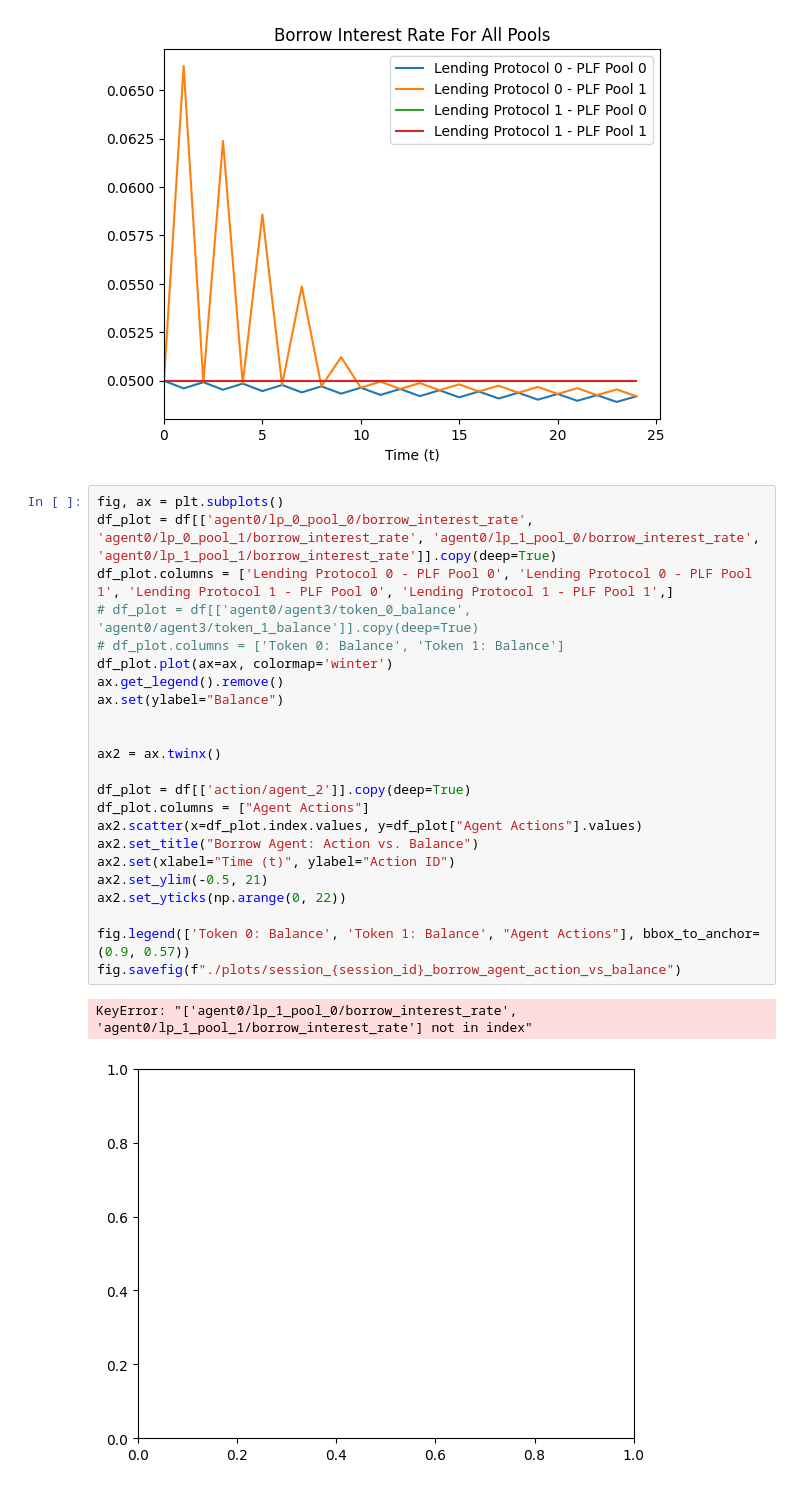
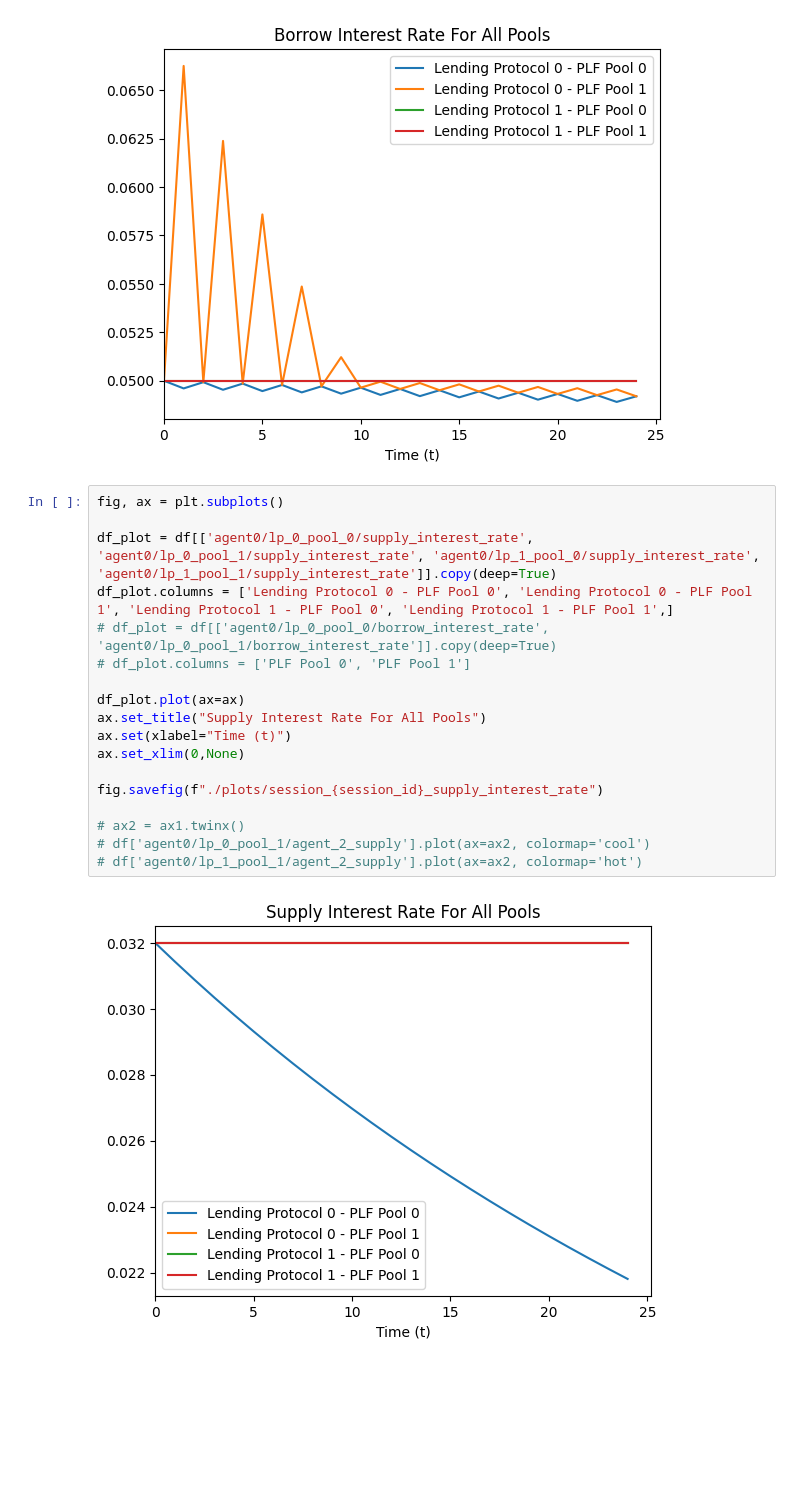
Before and after one commit to buehrerc/MAAC-auto-gov, a Jupyter notebook: analysis/generate_plots.ipynb, the cells around one changed output. Cells and saved outputs as stored; diff of their text form; blank space fills up the shorter version.

```diff
--- a/analysis/generate_plots.ipynb
+++ b/analysis/generate_plots.ipynb
@@ -185,27 +185,21 @@ fig.savefig(f"./plots/session_{session_id}_borrow_interest_rate")
 [figure]
 # %%
 fig, ax = plt.subplots()
-df_plot = df[['agent0/lp_0_pool_0/borrow_interest_rate', 'agent0/lp_0_pool_1/borrow_interest_rate', 'agent0/lp_1_pool_0/borrow_interest_rate', 'agent0/lp_1_pool_1/borrow_interest_rate']].copy(deep=True)
+
+df_plot = df[['agent0/lp_0_pool_0/supply_interest_rate', 'agent0/lp_0_pool_1/supply_interest_rate', 'agent0/lp_1_pool_0/supply_interest_rate', 'agent0/lp_1_pool_1/supply_interest_rate']].copy(deep=True)
 df_plot.columns = ['Lending Protocol 0 - PLF Pool 0', 'Lending Protocol 0 - PLF Pool 1', 'Lending Protocol 1 - PLF Pool 0', 'Lending Protocol 1 - PLF Pool 1',]
-# df_plot = df[['agent0/agent3/token_0_balance', 'agent0/agent3/token_1_balance']].copy(deep=True)
-# df_plot.columns = ['Token 0: Balance', 'Token 1: Balance']
-df_plot.plot(ax=ax, colormap='winter')
-ax.get_legend().remove()
-ax.set(ylabel="Balance")
+# df_plot = df[['agent0/lp_0_pool_0/borrow_interest_rate', 'agent0/lp_0_pool_1/borrow_interest_rate']].copy(deep=True)
+# df_plot.columns = ['PLF Pool 0', 'PLF Pool 1']
 
+df_plot.plot(ax=ax)
+ax.set_title("Supply Interest Rate For All Pools")
+ax.set(xlabel="Time (t)")
+ax.set_xlim(0,None)
 
-ax2 = ax.twinx()
+fig.savefig(f"./plots/session_{session_id}_supply_interest_rate")
 
-df_plot = df[['action/agent_2']].copy(deep=True)
-df_plot.columns = ["Agent Actions"]
-ax2.scatter(x=df_plot.index.values, y=df_plot["Agent Actions"].values)
-ax2.set_title("Borrow Agent: Action vs. Balance")
-ax2.set(xlabel="Time (t)", ylabel="Action ID")
-ax2.set_ylim(-0.5, 21)
-ax2.set_yticks(np.arange(0, 22))
-
-fig.legend(['Token 0: Balance', 'Token 1: Balance', "Agent Actions"], bbox_to_anchor=(0.9, 0.57))
-fig.savefig(f"./plots/session_{session_id}_borrow_agent_action_vs_balance")
+# ax2 = ax1.twinx()
+# df['agent0/lp_0_pool_1/agent_2_supply'].plot(ax=ax2, colormap='cool')
+# df['agent0/lp_1_pool_1/agent_2_supply'].plot(ax=ax2, colormap='hot')
 # %% [output]
-KeyError: "['agent0/lp_1_pool_0/borrow_interest_rate', 'agent0/lp_1_pool_1/borrow_interest_rate'] not in index"
-[figure, old version]
+[figure, new version]
```
Also changed, not shown: parts of 5 cells of this notebook, 6 other files.
